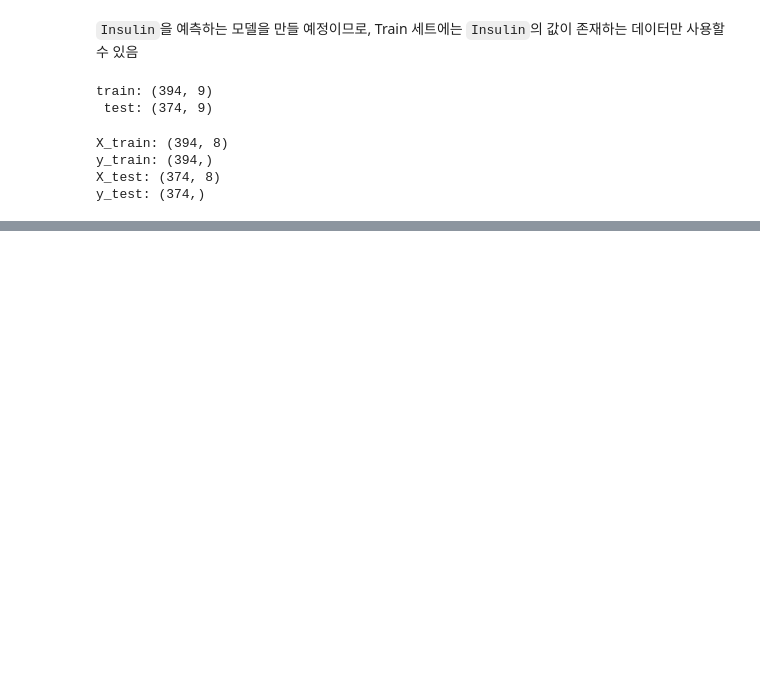
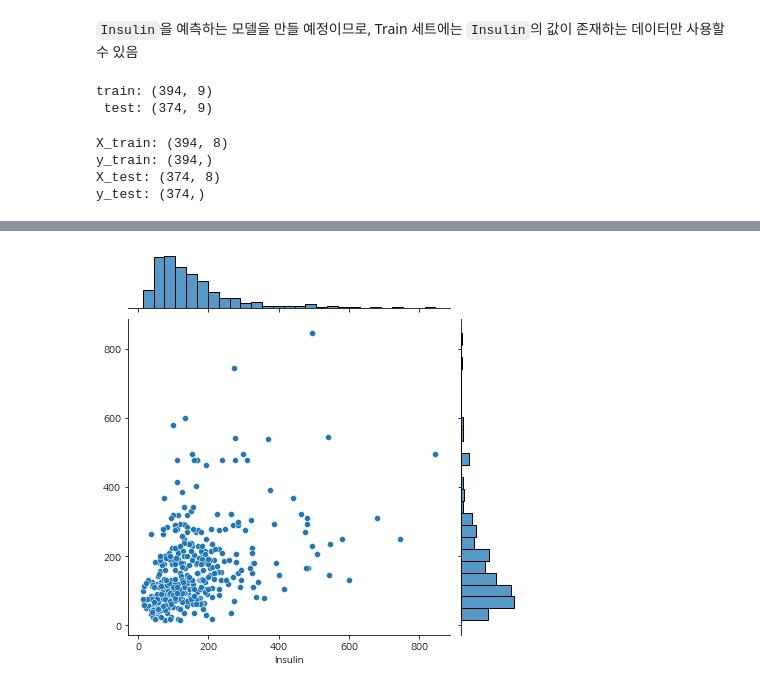
Before and after one commit to nuyhc/Struggles, a Jupyter notebook: Pima Indians Diabetes/pima_indians_diabetes_regression.ipynb, the cells around one changed output, grey strips where cells are left out. Saved outputs shown, nothing was run; the diff lists cells and outputs as text; code cells hidden in the pictures; blank space fills up the shorter version.

```diff
--- a/Pima Indians Diabetes/pima_indians_diabetes_regression.ipynb
+++ b/Pima Indians Diabetes/pima_indians_diabetes_regression.ipynb
@@ -60,0 +117,4 @@ y_test: (374,)
+# %%
+_ = sns.jointplot(x=y_train, y=y_valid_predict)
+# %% [output]
+[figure, added]
```
Also changed, not shown: parts of 37 cells of this notebook.
